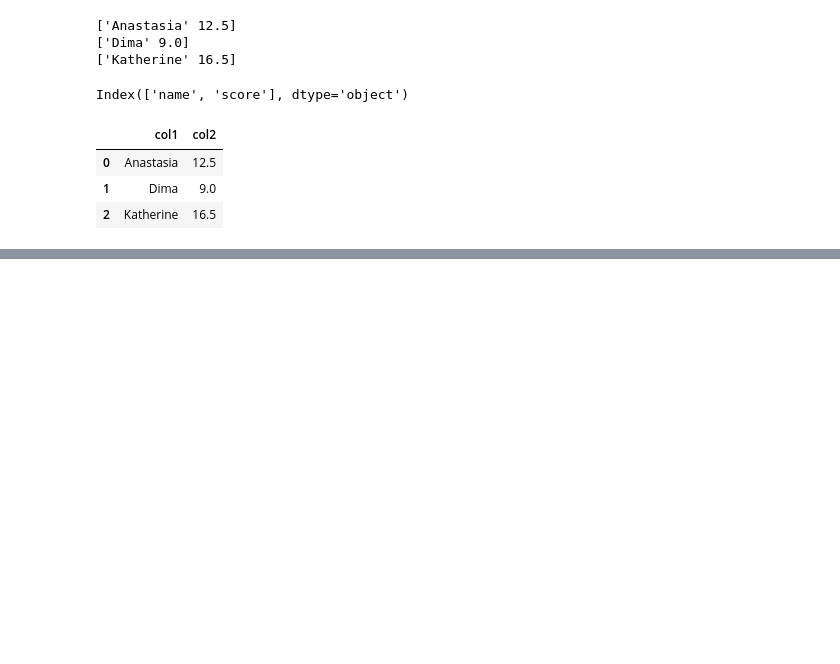
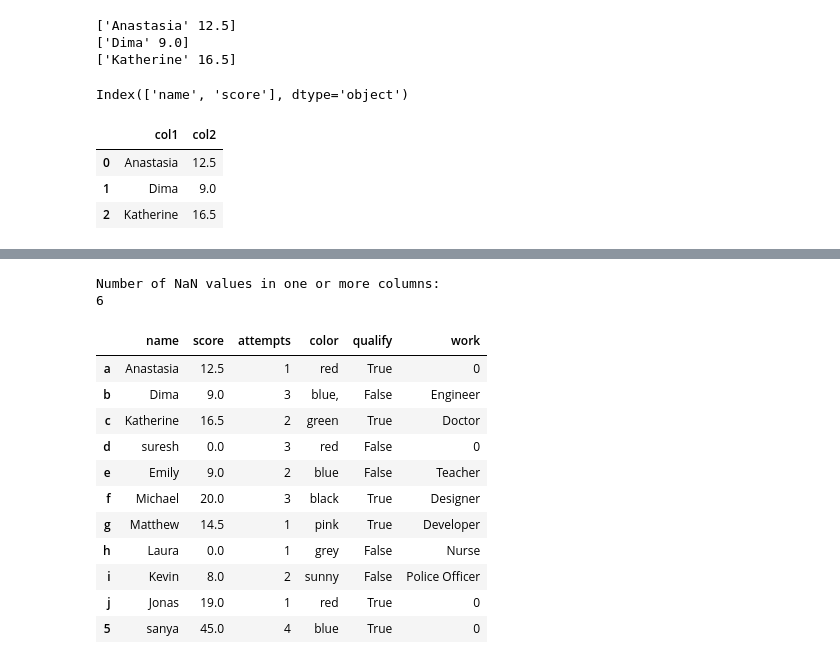
Before and after one commit to Sanya-Katiyar-Eng/W3schools_problem-s_solution, a Jupyter notebook: Solved_problem/pandas.ipynb, the cells around one changed output, grey strips where cells are left out. Saved outputs shown, nothing was run; the diff lists cells and outputs as text; code cells hidden in the pictures; blank space fills up the shorter version.

```diff
--- a/Solved_problem/pandas.ipynb
+++ b/Solved_problem/pandas.ipynb
@@ -540,0 +657,24 @@ df.rename(columns={'name':'col1','score':'col2'})
+# %%
+#Count NaN Values
+n=df.isna().sum()
+print("Number of NaN values in one or more columns:")
+print(n.count())
+# %% [output]
+Number of NaN values in one or more columns:
+6
+# %%
+# Replace NaN with Zeros
+df.fillna(0)
+# %% [output]
+|  | name | score | attempts | color | qualify | work |
+| a | Anastasia | 12.5 | 1 | red | True | 0 |
+| b | Dima | 9.0 | 3 | blue, | False | Engineer |
+| c | Katherine | 16.5 | 2 | green | True | Doctor |
+| d | suresh | 0.0 | 3 | red | False | 0 |
+| e | Emily | 9.0 | 2 | blue | False | Teacher |
+| f | Michael | 20.0 | 3 | black | True | Designer |
+| g | Matthew | 14.5 | 1 | pink | True | Developer |
+| h | Laura | 0.0 | 1 | grey | False | Nurse |
+| i | Kevin | 8.0 | 2 | sunny | False | Police Officer |
+| j | Jonas | 19.0 | 1 | red | True | 0 |
+| 5 | sanya | 45.0 | 4 | blue | True | 0 |
```
Also changed, not shown: parts of 14 cells of this notebook.
